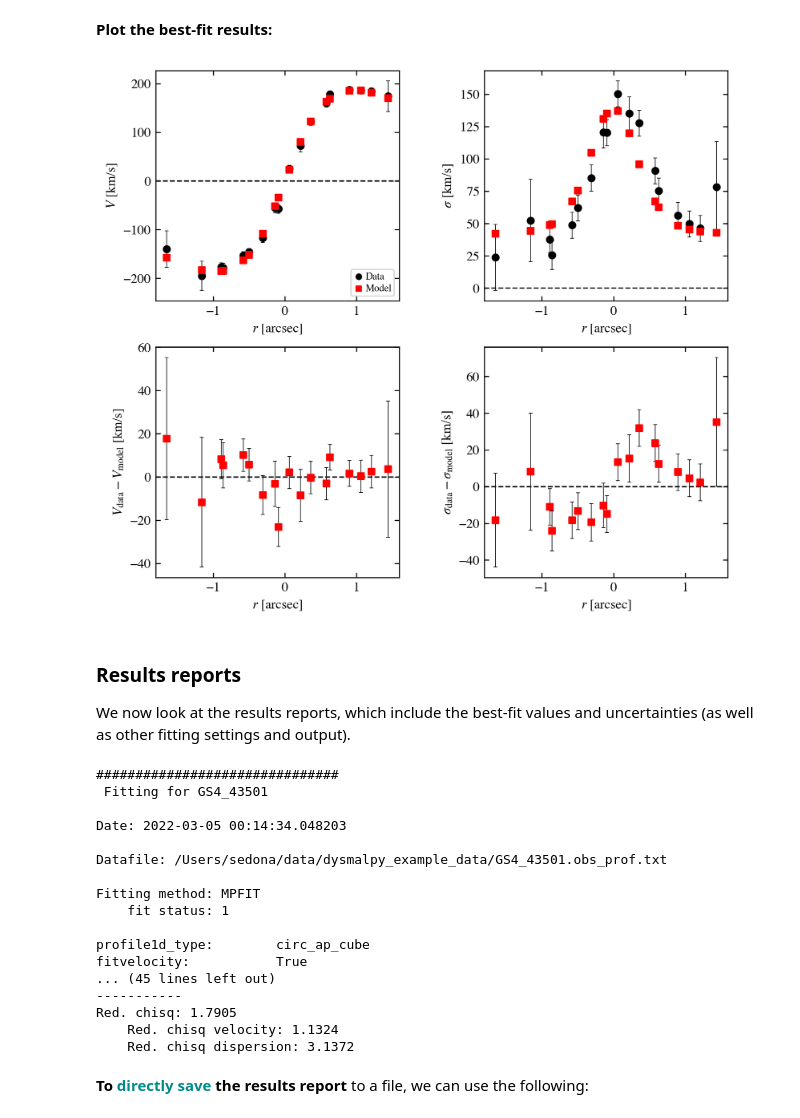
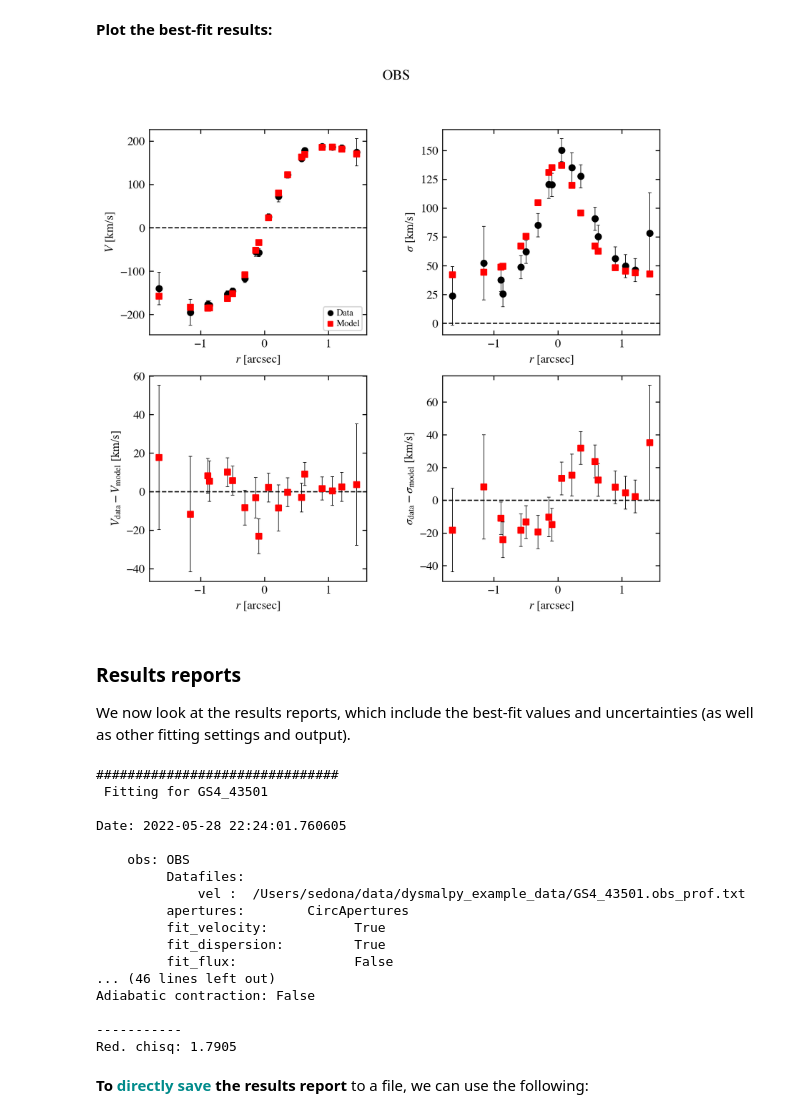
Before and after one commit to dysmalpy/dysmalpy, a Jupyter notebook: examples/notebooks/dysmalpy_example_fitting_wrapper_1D.ipynb, the cells around one changed output. Cells and saved outputs as stored; diff of their text form; code cells hidden in the pictures.

Commit message:
Propagated changes to fitting wrappers
And other various other cleanups

```diff
--- a/examples/notebooks/dysmalpy_example_fitting_wrapper_1D.ipynb
+++ b/examples/notebooks/dysmalpy_example_fitting_wrapper_1D.ipynb
@@ -125,7 +122,7 @@ params['outdir'] = outdir_mpfit
 params['plot_type'] = plot_type
 
 
-f_galmodel = params['outdir'] + '{}_galaxy_model.pickle'.format(params['galID'])
+f_galmodel = params['outdir'] + '{}_model.pickle'.format(params['galID'])
 f_results =  params['outdir'] + '{}_{}_results.pickle'.format(params['galID'],
                                                         params['fit_method'])
 # %% [markdown]
@@ -149,12 +148,10 @@ gal, results = fitting.reload_all_fitting(filename_galmodel=f_galmodel,
 # %% [markdown]
 
 **Plot the best-fit results:**
-# %%
-results.plot_results(gal, fitdispersion=params['fitdispersion'],
-                     oversample=params['oversample'],
-                     oversize=params['oversize'])
-# %% [output]
-[figure, removed]
+# %%
+results.plot_results(gal)
+# %% [output]
+[figure, added]
 # %% [markdown]
 ### Results reports ###
 
@@ -166,20 +163,20 @@ print(results.results_report(gal=gal))
 ###############################
  Fitting for GS4_43501
 
-Date: 2022-03-05 00:14:34.048203
+Date: 2022-05-28 22:24:01.760605
 
-Datafile: /Users/sedona/data/dysmalpy_example_data/GS4_43501.obs_prof.txt
+    obs: OBS
+         Datafiles:
+             vel :  /Users/sedona/data/dysmalpy_example_data/GS4_43501.obs_prof.txt
+         apertures:        CircApertures
+         fit_velocity:           True
+         fit_dispersion:         True
+         fit_flux:               False
+... (46 lines left out)
+Adiabatic contraction: False
 
-Fitting method: MPFIT
-    fit status: 1
-
-profile1d_type:        circ_ap_cube
-fitvelocity:           True
-... (45 lines left out)
 -----------
 Red. chisq: 1.7905
-    Red. chisq velocity: 1.1324
-    Red. chisq dispersion: 3.1372
 # %% [markdown]
 **To <span style="color:DarkCyan">directly save</span> the results report** to a file, we can use the following:
 # %%
```
Also changed, not shown: parts of 7 cells of this notebook, 32 other files.
